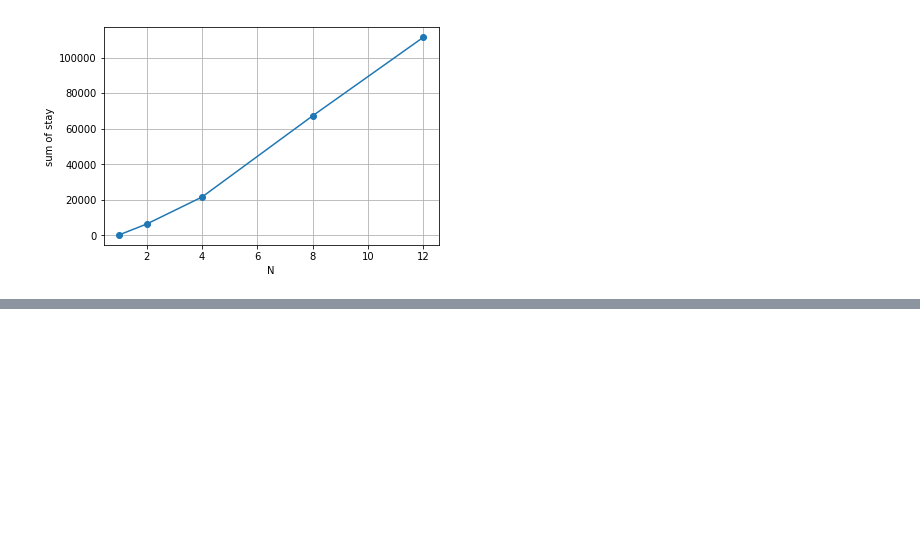
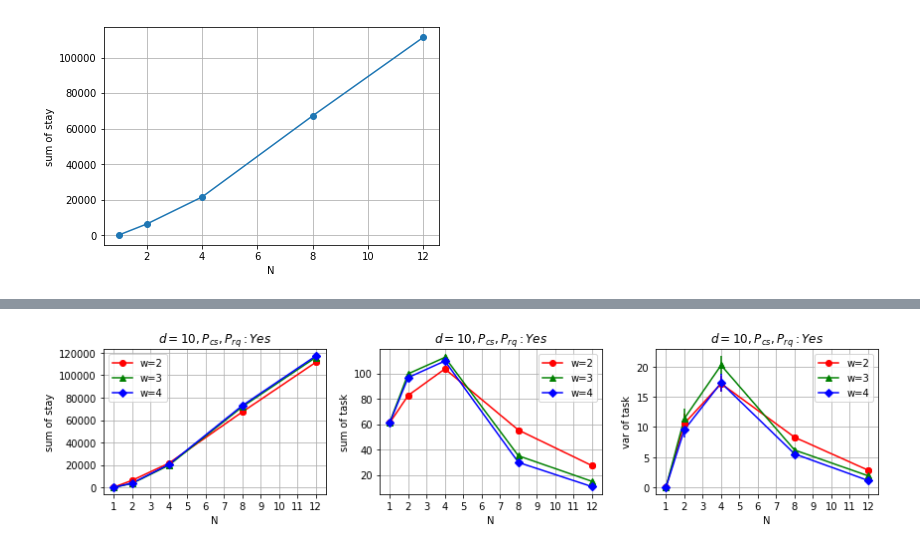
Before and after one commit to shoooooman/pad-data, a Jupyter notebook: data_plot.ipynb, the cells around one changed output, grey strips where cells are left out. Cells and saved outputs as stored; diff of their text form; code cells hidden in the pictures; blank space fills up the shorter version.

Commit message:
create func to plot graphs

```diff
--- a/data_plot.ipynb
+++ b/data_plot.ipynb
@@ -3,7 +3,8 @@
 import numpy as np
 import matplotlib.pyplot as plt
 
-priority, window, num_nodes, ave_sum_stay, se_sum_stay, ave_sum_task, se_sum_task, ave_var_task, se_var_task = np.loadtxt("./data/exp/data_summary", delimiter=',', unpack=True)
+priority, window, num_nodes, ave_sum_stay, se_sum_stay, ave_sum_task, se_sum_task, ave_var_task, se_var_task = np.loadtxt("./data/exp/data", delimiter=',', unpack=True)
+print(window)
 print(num_nodes)
 print(ave_sum_stay)
 print(se_sum_stay)
@@ -61,0 +28,42 @@ plt.tight_layout()
+# %%
+MAX_NUM_NODES = 12
+WINDOW_SIZES = ['2', '3', '4', '8', '12']
+NUM_TYPE_NUM_NODES = 5 # 2, 3, 4, 8, 12 -> 5 types
+NUM_WINDOW_SIZE = 3
+
+COLORS = ["r", "g", "b", "c", "m", "y", "k", "w"]
+MARKERS = ['o', '^', 'D', 's', 'v']
+
+plt.figure(figsize=(12, 3))
+
+def data_plot(xdata, ydata, errdata, ylabel, title='$d=10, P_{cs}, P_{rq}: Yes$', xlabel='N'):
+    """
+    Plot graph with xdata and ydata.
+    The second param errdata represents yerror.
+    """
+    for i in range(NUM_WINDOW_SIZE):
+        x = xdata[NUM_TYPE_NUM_NODES*i:NUM_TYPE_NUM_NODES*(i+1)]
+        y = ydata[NUM_TYPE_NUM_NODES*i:NUM_TYPE_NUM_NODES*(i+1)]
+        err = errdata[NUM_TYPE_NUM_NODES*i:NUM_TYPE_NUM_NODES*(i+1)]
+        plt.errorbar(x, y, yerr=err, fmt=COLORS[i]+MARKERS[i], ecolor=COLORS[i])
+        plt.plot(x, y, marker=MARKERS[i], color=COLORS[i], label='w='+WINDOW_SIZES[i])
+
+    plt.title('$d=10, P_{cs}, P_{rq}: Yes$')
+    plt.xlabel(xlabel)
+    plt.ylabel(ylabel)
+    plt.xticks(np.arange(1, MAX_NUM_NODES+1, 1.0))
+    plt.grid()
+    plt.legend()
+
+plt.subplot(1, 3, 1)
+data_plot(num_nodes, ave_sum_stay, se_sum_stay, 'sum of stay')
+
+plt.subplot(1, 3, 2)
+data_plot(num_nodes, ave_sum_task, se_sum_task, 'sum of task')
+
+plt.subplot(1, 3, 3)
+data_plot(num_nodes, ave_var_task, se_var_task, 'var of task')
+
+plt.tight_layout()
+# %% [output]
+[figure, added]
```
Also changed, not shown: parts of 2 cells of this notebook, 5 other files.
